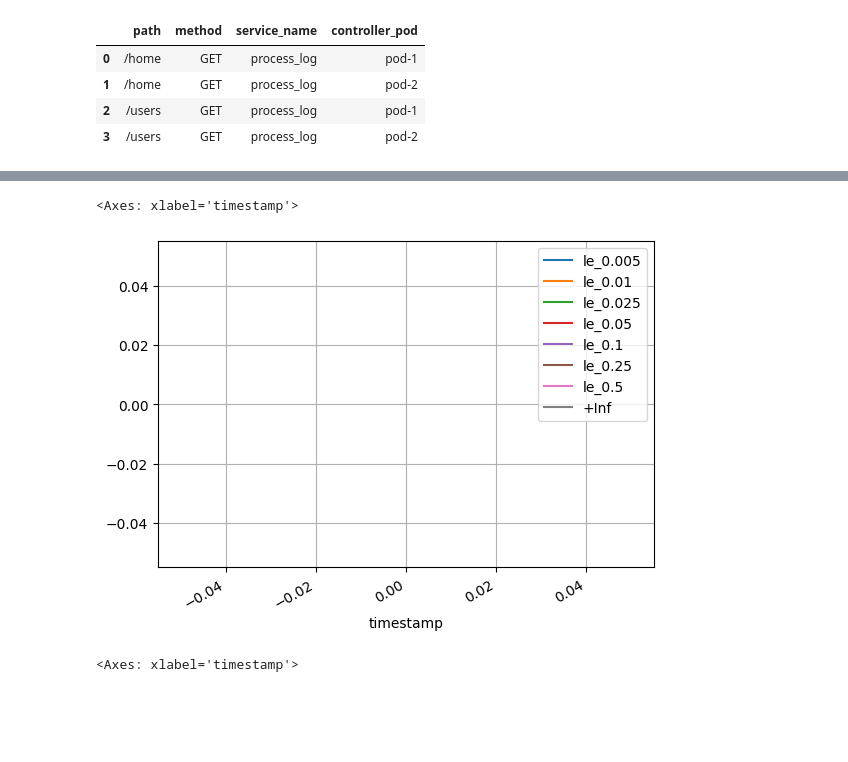
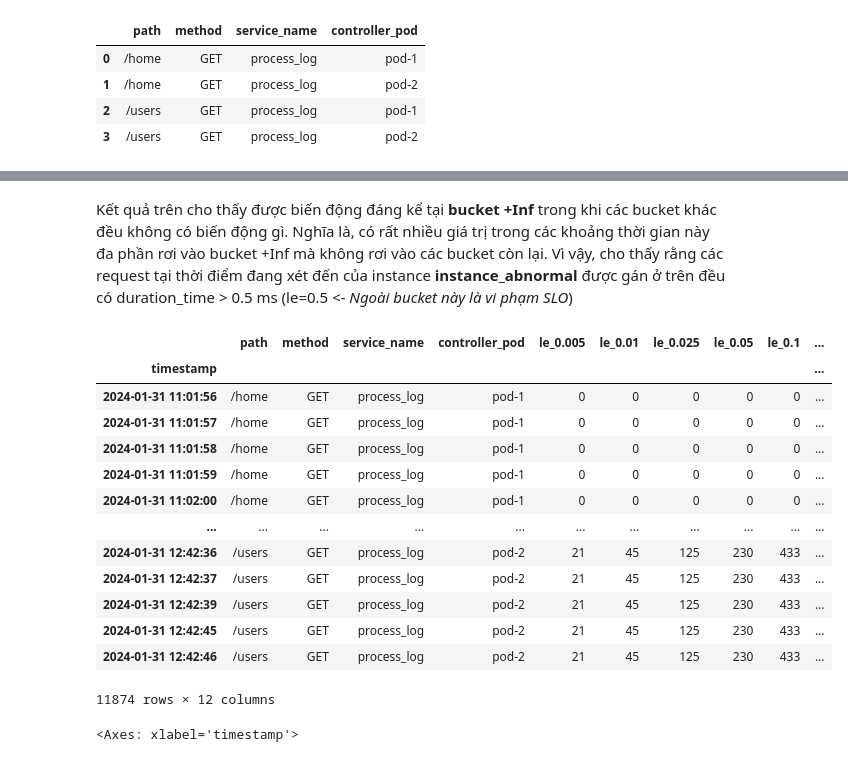
Before and after one commit to vuvietnguyenit/data_analystic, a Jupyter notebook: notebooks/calculate_latency_duration_time.ipynb, the cells around one changed output, grey strips where cells are left out. Drawn from its saved outputs; the diff is of its cells as text; code cells hidden in the pictures; blank space fills up the shorter version.

```diff
--- a/notebooks/calculate_latency_duration_time.ipynb
+++ b/notebooks/calculate_latency_duration_time.ipynb
@@ -251,12 +266,26 @@ raw_df.query("path == '/users' and controller_pod == 'pod-1'").loc['2024-01-30 1
+# %% [markdown]
+Kết quả trên cho thấy được biến động đáng kể tại **bucket +Inf** trong khi các bucket khác đều không có biến động gì. Nghĩa là, có rất nhiều giá trị trong các khoảng thời gian này đa phần rơi vào bucket +Inf mà không rơi vào các bucket còn lại. Vì vậy, cho thấy rằng các request tại thời điểm đang xét đến của instance **instance_abnormal** được gán ở trên đều có duration_time > 0.5 ms (le=0.5 *<- Ngoài bucket này là vi phạm SLO*)
 # %%
-# Group data interval 1 second
+# Group data minimum interval 1 second
 # Only consider about latency bucket -> Get newest value increament by second
-df_interval = raw_df.groupby(["timestamp"] + group_by_el).nth(-1)
+df_by_group_incl_latency_bucket_interval = df_by_group_incl_latency_bucket.groupby(["timestamp"] + group_by_el).nth(-1)
-# %%
-df_interval.query("path == '/users' and controller_pod == 'pod-1'").loc['2024-01-30 16:41:33': '2024-01-30 16:45:30'][0:50].plot(grid=True)
-# %% [output]
-<Axes: xlabel='timestamp'>
-[figure, removed]
+# %%
+df_by_group_incl_latency_bucket_interval
+# %% [output]
+|  | path | method | service_name | controller_pod | le_0.005 | le_0.01 | le_0.025 | le_0.05 | le_0.1 | ... |
+| timestamp |  |  |  |  |  |  |  |  |  | ... |
+| 2024-01-31 11:01:56 | /home | GET | process_log | pod-1 | 0 | 0 | 0 | 0 | 0 | ... |
+| 2024-01-31 11:01:57 | /home | GET | process_log | pod-1 | 0 | 0 | 0 | 0 | 0 | ... |
+| 2024-01-31 11:01:58 | /home | GET | process_log | pod-1 | 0 | 0 | 0 | 0 | 0 | ... |
+| 2024-01-31 11:01:59 | /home | GET | process_log | pod-1 | 0 | 0 | 0 | 0 | 0 | ... |
+| 2024-01-31 11:02:00 | /home | GET | process_log | pod-1 | 0 | 0 | 0 | 0 | 0 | ... |
+| ... | ... | ... | ... | ... | ... | ... | ... | ... | ... | ... |
+| 2024-01-31 12:42:36 | /users | GET | process_log | pod-2 | 21 | 45 | 125 | 230 | 433 | ... |
+| 2024-01-31 12:42:37 | /users | GET | process_log | pod-2 | 21 | 45 | 125 | 230 | 433 | ... |
+| 2024-01-31 12:42:39 | /users | GET | process_log | pod-2 | 21 | 45 | 125 | 230 | 433 | ... |
+| 2024-01-31 12:42:45 | /users | GET | process_log | pod-2 | 21 | 45 | 125 | 230 | 433 | ... |
+| 2024-01-31 12:42:46 | /users | GET | process_log | pod-2 | 21 | 45 | 125 | 230 | 433 | ... |
+11874 rows × 12 columns
 # %%
 # Implement pct change for each bucket
 raw_df_rolling = df_interval.groupby(group_by_el).rolling(window="5s").agg(lambda x: (x[-1] - x[0]) / x[0])  # type: ignore
```
Also changed, not shown: parts of 20 cells of this notebook.
